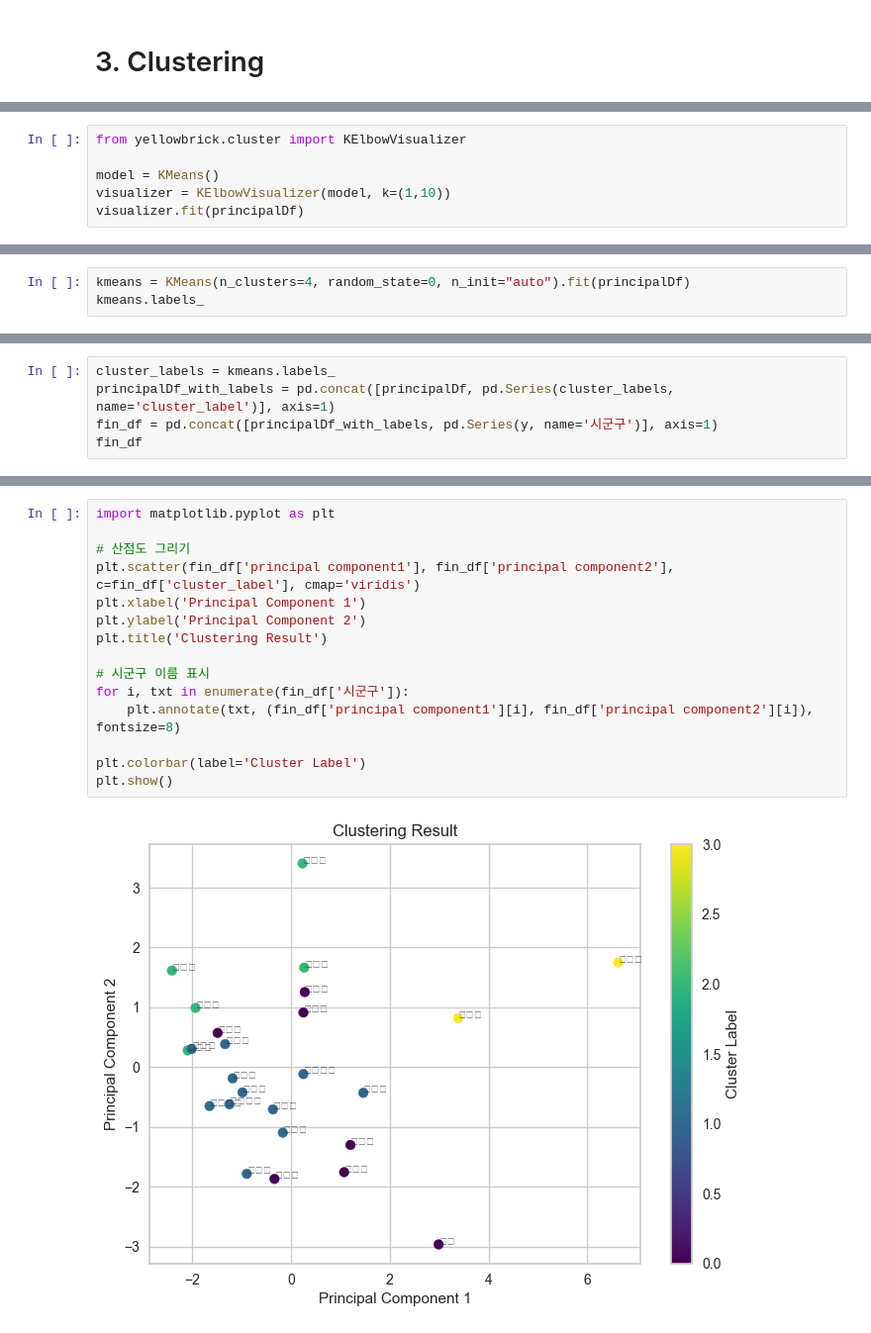
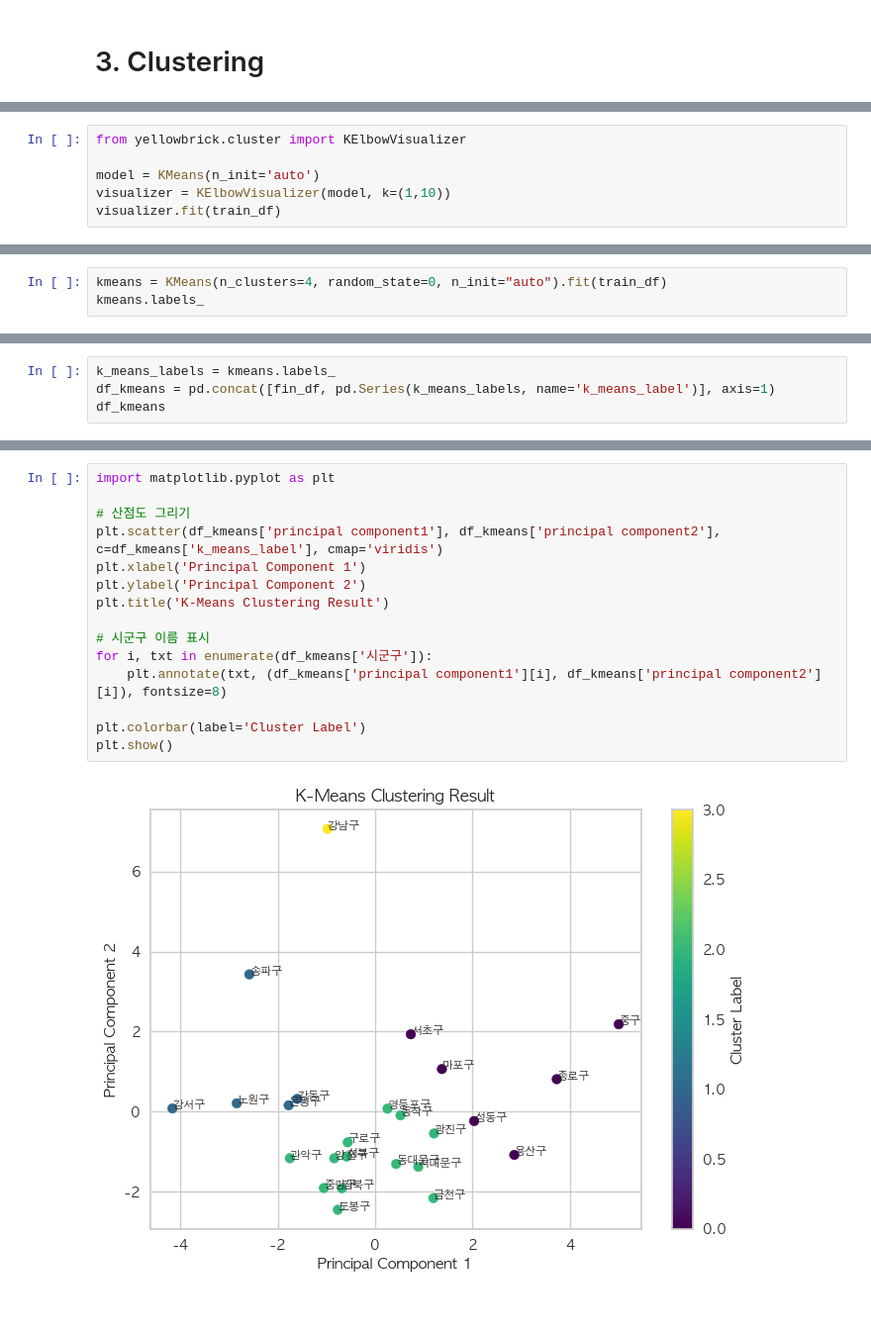
Before and after one commit to ikkjun/waste_medicine_collection_bins, a Jupyter notebook: waste_medicine_collection_bins.ipynb, the cells around one changed output, grey strips where cells are left out. Shown at 99% size. Saved outputs shown, nothing was run; the diff lists cells and outputs as text.

```diff
--- a/waste_medicine_collection_bins.ipynb
+++ b/waste_medicine_collection_bins.ipynb
@@ -394,7 +519,7 @@ principalDf
 # %%
 from yellowbrick.cluster import KElbowVisualizer
 
-model = KMeans()
+model = KMeans(n_init='auto')
 visualizer = KElbowVisualizer(model, k=(1,10))
-visualizer.fit(principalDf)
+visualizer.fit(train_df)
 # %% [output]
@@ -403,4 +529,4 @@ KElbowVisualizer(ax=<Axes: >, estimator=KMeans(n_clusters=9), k=(1, 10))
 # %%
-kmeans = KMeans(n_clusters=4, random_state=0, n_init="auto").fit(principalDf)
+kmeans = KMeans(n_clusters=4, random_state=0, n_init="auto").fit(train_df)
 kmeans.labels_
 # %% [output]
@@ -409,5 +534,0 @@ array([3, 0, 1, 2, 0, 1, 1, 1, 2, 1, 1, 1, 0, 1, 0, 0, 1, 0, 1, 1, 1, 0,
-# %%
-cluster_labels = kmeans.labels_
-principalDf_with_labels = pd.concat([principalDf, pd.Series(cluster_labels, name='cluster_label')], axis=1)
-fin_df = pd.concat([principalDf_with_labels, pd.Series(y, name='시군구')], axis=1)
-fin_df
@@ -431,0 +535,4 @@ fin_df
+# %%
+k_means_labels = kmeans.labels_
+df_kmeans = pd.concat([fin_df, pd.Series(k_means_labels, name='k_means_label')], axis=1)
+df_kmeans
@@ -432,17 +557,17 @@ fin_df
 # %%
 import matplotlib.pyplot as plt
 
 # 산점도 그리기
-plt.scatter(fin_df['principal component1'], fin_df['principal component2'], c=fin_df['cluster_label'], cmap='viridis')
+plt.scatter(df_kmeans['principal component1'], df_kmeans['principal component2'], c=df_kmeans['k_means_label'], cmap='viridis')
 plt.xlabel('Principal Component 1')
 plt.ylabel('Principal Component 2')
-plt.title('Clustering Result')
+plt.title('K-Means Clustering Result')
 
 # 시군구 이름 표시
-for i, txt in enumerate(fin_df['시군구']):
-    plt.annotate(txt, (fin_df['principal component1'][i], fin_df['principal component2'][i]), fontsize=8)
+for i, txt in enumerate(df_kmeans['시군구']):
+    plt.annotate(txt, (df_kmeans['principal component1'][i], df_kmeans['principal component2'][i]), fontsize=8)
 
 plt.colorbar(label='Cluster Label')
 plt.show()
 # %% [output]
-[figure, old version]
+[figure, new version]
```
Also changed, not shown: parts of 55 cells of this notebook.
